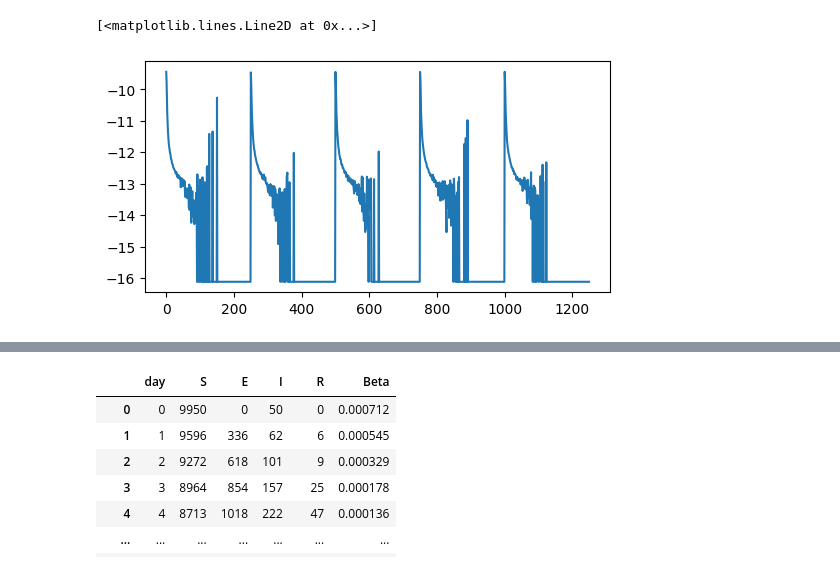
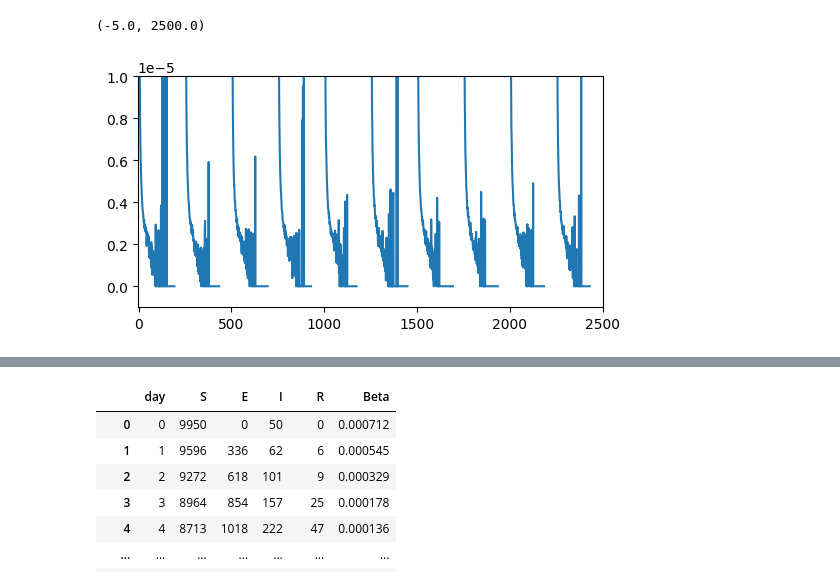
Before and after one commit to Mpkosh/network_hybrid_33, a Jupyter notebook: arima.ipynb, the cells around one changed output, grey strips where cells are left out. Cells and saved outputs as stored; diff of their text form; code cells hidden in the pictures.

```diff
--- a/arima.ipynb
+++ b/arima.ipynb
@@ -47,0 +51,4 @@ np.int64(249)
+# %%
+temp = seed_df[['E','S']].shift([0,1]).copy()
+seed_df['incidence'] = (temp['E_1'] - temp['E_0']) - (temp['S_0'] - temp['S_1'])
+seed_df.fillna(0)
@@ -48,11 +84,21 @@ np.int64(249)
 # %%
 seed_dir='initial_data/new_ba_100000/'
 fin_df = pd.DataFrame()
+length = 250
+pop = 100000
+for i in seeds_train_n:
+    # Ровно 250 дней
+    seed_df = pd.read_csv(seed_dir+i.split('\\')[-1]).reset_index()
+    seed_df.rename(columns={'index':'day'}, inplace=True)
 
-for i in seeds_train_n[:5]:
-    # Ровно 250 дней
-    seed_df = pd.read_csv(seed_dir+i.split('\\')[-1])
-    #seed_df = seed_df[(seed_df['E'] > 0)|(seed_df['I'] > 0)]
+    temp = seed_df[['E','S']].shift([0,1]).copy()
+    seed_df['incidence'] = (temp['E_1'] - temp['E_0']) - (temp['S_0'] - temp['S_1'])
+    seed_df = seed_df[(seed_df['E'] > 0)|(seed_df['I'] > 0)].fillna(0)
+    #seed_df['Beta'] = np.log(seed_df['Beta'] + 1e-7)
 
-    seed_df['Beta'] = np.log(seed_df['Beta'] + 1e-7)
-    fin_df = pd.concat([fin_df, seed_df['Beta']])
+    padding = pd.DataFrame( [[None]*(length-seed_df.shape[0])]*7 ).T#, columns=['Beta'])
+    padding.columns=['Beta','day','S','E','I','R','incidence']
+    fin_df = pd.concat([fin_df, seed_df[['Beta','day','S','E','I','R','incidence']], padding])
+
+#fin_df[['S','E','I','R']] = fin_df[['S','E','I','R']]/pop
+fin_df = fin_df.reset_index(drop=True)
@@ -59,6 +132,9 @@ for i in seeds_train_n[:5]:
 # %%
 plt.subplots(figsize=(6,3))
-plt.plot(fin_df.values)
+plt.plot(fin_df.Beta.values)
+
+plt.ylim(-1e-6,1e-5)
+plt.xlim(-5,2500)
 # %% [output]
-[<matplotlib.lines.Line2D at 0x...>]
+(-5.0, 2500.0)
-[figure, old version]
+[figure, new version]
```
Also changed, not shown: parts of 33 cells of this notebook, 12 other files.
